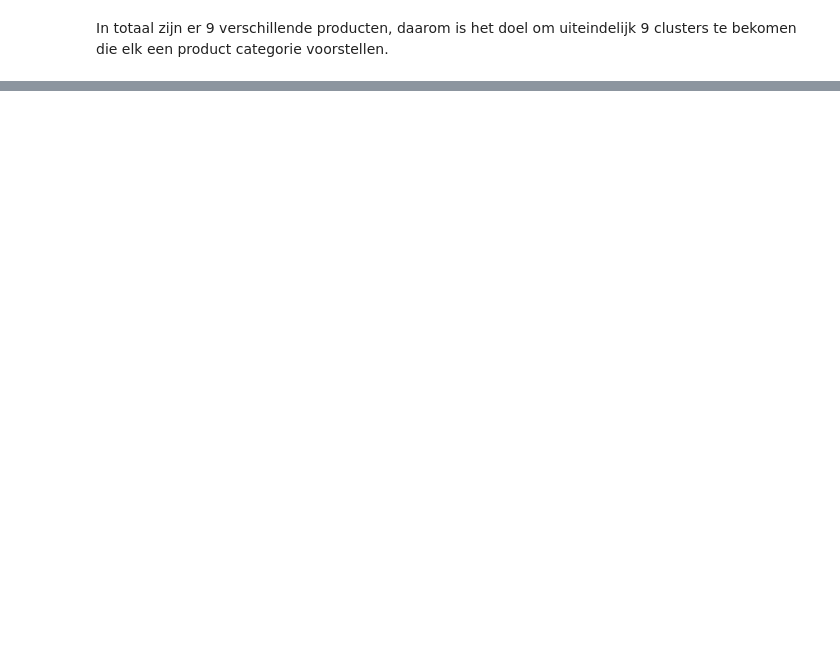
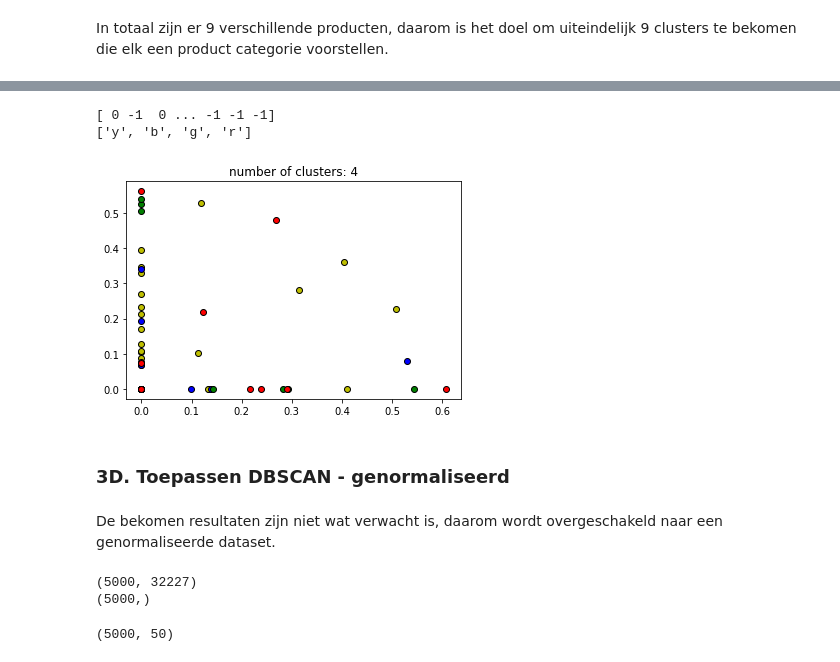
Before and after one commit to WouterStemgee/applied-machine-learning-consumer-complaints-database, a Jupyter notebook: sprint2_unsupervised-learning/sprint2_Lucas.ipynb, the cells around one changed output, grey strips where cells are left out. Saved outputs shown, nothing was run; the diff lists cells and outputs as text; code cells hidden in the pictures; blank space fills up the shorter version.

Commit message:
Update dbscan

```diff
--- a/sprint2_unsupervised-learning/sprint2_Lucas.ipynb
+++ b/sprint2_unsupervised-learning/sprint2_Lucas.ipynb
@@ -182,4 +159,7 @@ KMeans is gevoelig aan outliers, daarom wordt gewerkt met een methode die deze b
 # %%
 from sklearn.cluster import DBSCAN
 import numpy as np
-clustering = DBSCAN(eps=0.5, min_samples=1).fit(X_scaled)
+db = DBSCAN(eps=0.5, min_samples=20).fit(dist_df_sorted)
+
+#Storing the labels formed by the DBSCAN
+labels = db.labels_
@@ -194,0 +186,64 @@ X
+# %%
+core_samples_mask = np.zeros_like(db.labels_, dtype=bool)
+core_samples_mask[db.core_sample_indices_] = True
+labels = db.labels_
+
+# Number of clusters in labels, ignoring noise if present.
+n_clusters_ = len(set(labels)) - (1 if -1 in labels else 0)
+
+print(labels)
+
+# Plot result
+import matplotlib.pyplot as plt
+
+# Black removed and is used for noise instead.
+unique_labels = set(labels)
+colors = ['y', 'b', 'g', 'r']
+print(colors)
+for k, col in zip(unique_labels, colors):
+    if k == -1:
+        # Black used for noise.
+        col = 'k'
+
+    class_member_mask = (labels == k)
+
+    xy = X_array[class_member_mask & core_samples_mask]
+    plt.plot(xy[:, 0], xy[:, 1], 'o', markerfacecolor=col,
+                                      markeredgecolor='k',
+                                      markersize=6)
+
+    xy = X_array[class_member_mask & ~core_samples_mask]
+    plt.plot(xy[:, 0], xy[:, 1], 'o', markerfacecolor=col,
+                                      markeredgecolor='k',
+                                      markersize=6)
+
+plt.title('number of clusters: %d' %n_clusters_)
+plt.show()
+# %% [output]
+[ 0 -1  0 ... -1 -1 -1]
+['y', 'b', 'g', 'r']
+[figure, added]
+# %% [markdown]
+### 3D. Toepassen DBSCAN - genormaliseerd
+# %% [markdown]
+De bekomen resultaten zijn niet wat verwacht is, daarom wordt overgeschakeld naar een genormaliseerde dataset.
+# %%
+from sklearn.feature_extraction.text import TfidfVectorizer
+
+tokens = complaints_df['Narrative_Processed'].astype('str')
+
+tfidf_vectorizer = TfidfVectorizer(ngram_range=(1,3),
+                                    min_df = 3,
+                                    max_df = .2)
+
+#dit zijn alle features
+X2= tfidf_vectorizer.fit_transform(tokens)
+X2_array = X2.toarray()
+#target
+y2 = complaints_df.head(10000)['Product'].values
+
+print(X2.shape)
+print(y2.shape)
+# %% [output]
+(5000, 32227)
+(5000,)
@@ -194,0 +261,4 @@ X
+# %%
+X2_fitted.shape
+# %% [output]
+(5000, 50)
```
Also changed, not shown: parts of 42 cells of this notebook.
